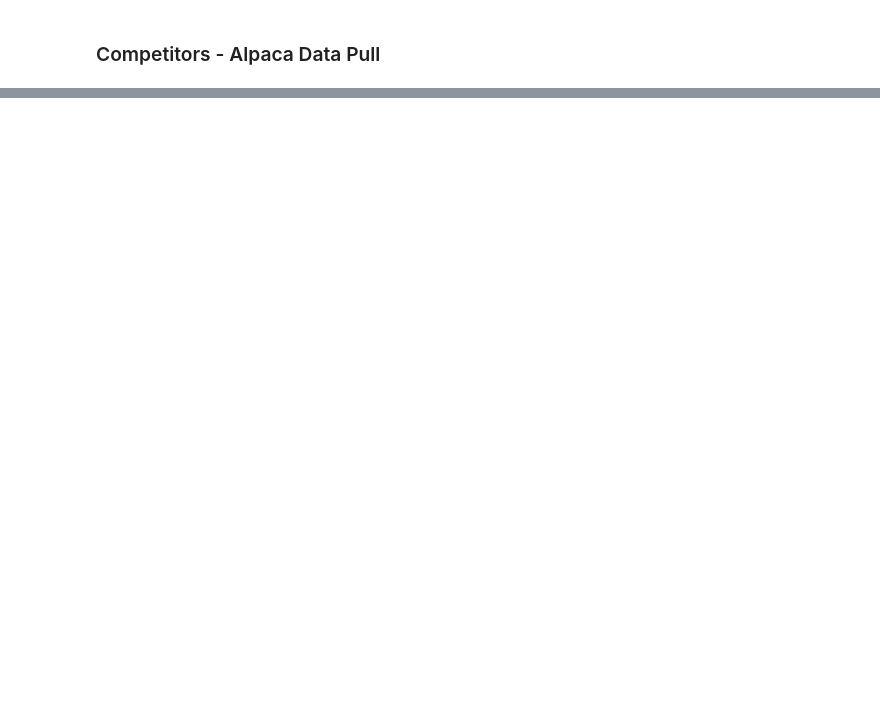
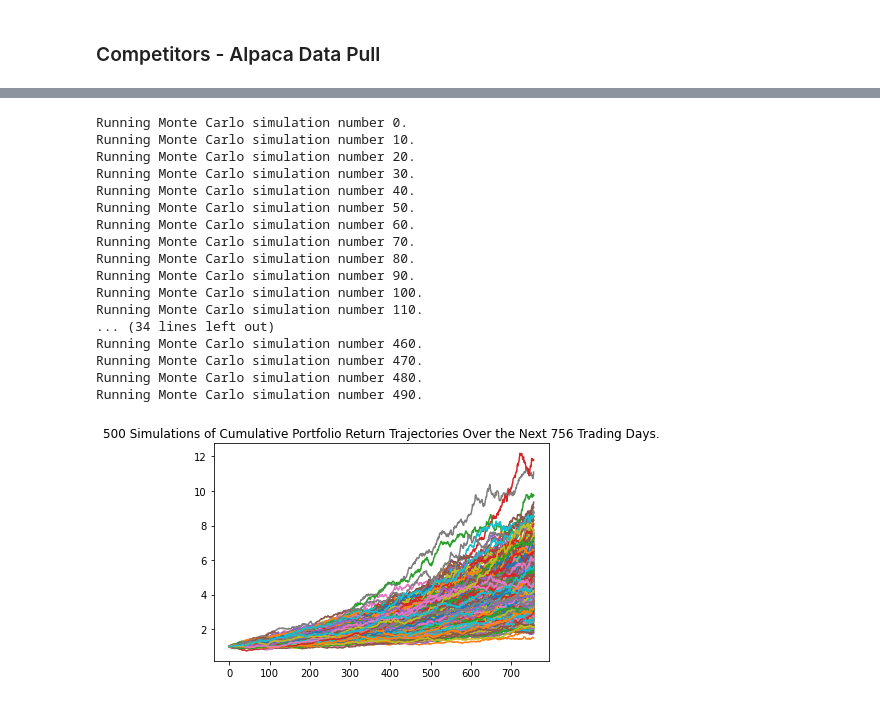
Before and after one commit to anthonybarone0211/project_1, a Jupyter notebook: Alpaca_Data_Pull.ipynb, the cells around one changed output, grey strips where cells are left out. Saved outputs shown, nothing was run; the diff lists cells and outputs as text; code cells hidden in the pictures; blank space fills up the shorter version.

```diff
--- a/Alpaca_Data_Pull.ipynb
+++ b/Alpaca_Data_Pull.ipynb
@@ -109,0 +340,34 @@ competitors_list.to_csv("competitors_list.csv")
+# %%
+MC_threeyear = MCSimulation(
+           portfolio_data = ARK_ETF_portfolio,
+           weights = [0.17, 0.08, 0.057, 0.11, 0.057, 0.043, 0.04, 0.0368, 0.0535, 0.0301, 0.0526, 0.048, 0.052, 0.043, 0.02, 0.082, 0.025],
+           num_simulation = 500,
+           num_trading_days = 252*3
+)
+# Run a monte carlo to forecast 3 years cumulative returns
+MC_threeyear.portfolio_data.head()
+
+# Plot simulation outcomes
+MC_threeyear.calc_cumulative_return()
+
+#Plot probability distribution and confidence intervals
+MC_sim_line_plot = MC_threeyear.plot_simulation()
+# %% [output]
+Running Monte Carlo simulation number 0.
+Running Monte Carlo simulation number 10.
+Running Monte Carlo simulation number 20.
+Running Monte Carlo simulation number 30.
+Running Monte Carlo simulation number 40.
+Running Monte Carlo simulation number 50.
+Running Monte Carlo simulation number 60.
+Running Monte Carlo simulation number 70.
+Running Monte Carlo simulation number 80.
+Running Monte Carlo simulation number 90.
+Running Monte Carlo simulation number 100.
+Running Monte Carlo simulation number 110.
+... (34 lines left out)
+Running Monte Carlo simulation number 460.
+Running Monte Carlo simulation number 470.
+Running Monte Carlo simulation number 480.
+Running Monte Carlo simulation number 490.
+[figure, added]
```
Also changed, not shown: parts of 26 cells of this notebook.
